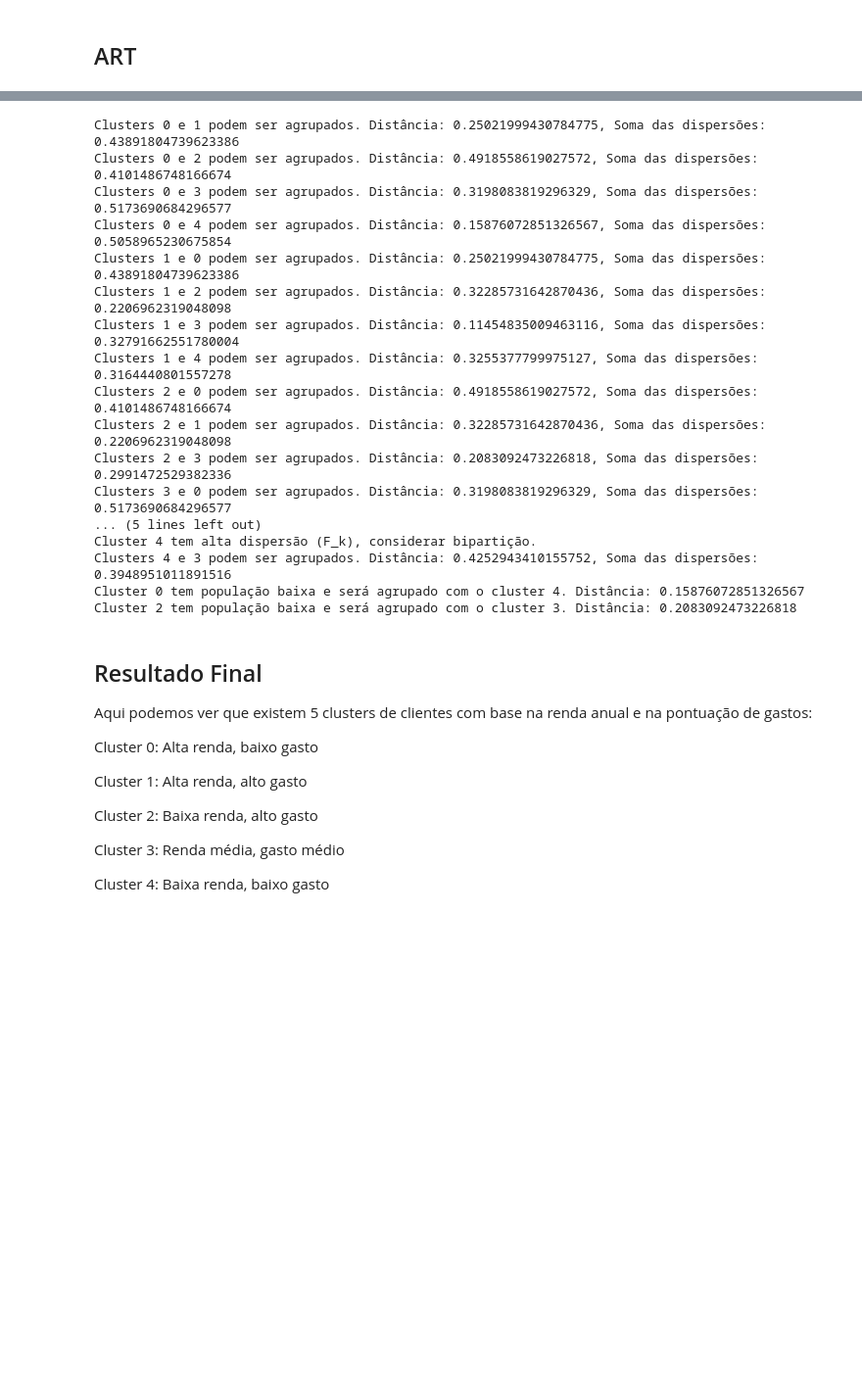
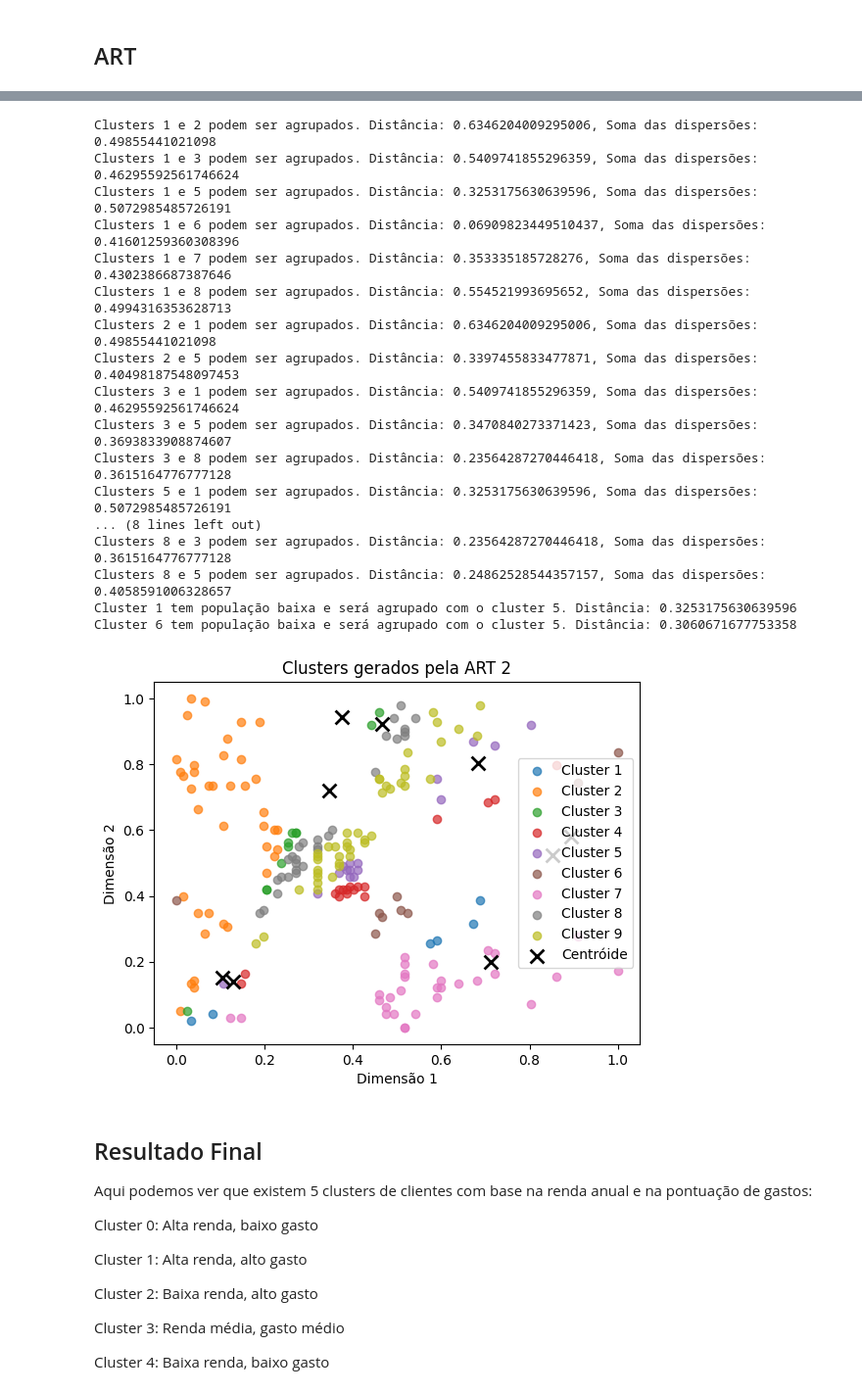
Before and after one commit to carlosgttfs/Redes-N-o-Supervisionadas, a Jupyter notebook: Trabalho Final.ipynb, the cells around one changed output, grey strips where cells are left out. Shown at 98% size. Saved outputs shown, nothing was run; the diff lists cells and outputs as text; code cells hidden in the pictures; blank space fills up the shorter version.

```diff
--- a/Trabalho Final.ipynb
+++ b/Trabalho Final.ipynb
@@ -825,6 +834,6 @@ ValueError: zero-size array to reduction operation maximum which has no identity
 # %%
 import numpy as np
-cluster_index = cluster_assignments
+cluster_index = [i+1 for i in cluster_assignments]
 # Função para calcular a distância entre dois pontos (centróides)
 def calcular_distancia(centroid1, centroid2):
     return np.linalg.norm(centroid1 - centroid2)
@@ -883,23 +892,46 @@ agrupamentos = verificar_agrupamento_biparticao(centroid_values, F_values, sigma
 
 # Se necessário, implementar a lógica de bipartição para clusters com alta dispersão F_k
 # %% [output]
-Clusters 0 e 1 podem ser agrupados. Distância: 0.25021999430784775, Soma das dispersões: 0.43891804739623386
-Clusters 0 e 2 podem ser agrupados. Distância: 0.4918558619027572, Soma das dispersões: 0.4101486748166674
-Clusters 0 e 3 podem ser agrupados. Distância: 0.3198083819296329, Soma das dispersões: 0.5173690684296577
-Clusters 0 e 4 podem ser agrupados. Distância: 0.15876072851326567, Soma das dispersões: 0.5058965230675854
-Clusters 1 e 0 podem ser agrupados. Distância: 0.25021999430784775, Soma das dispersões: 0.43891804739623386
-Clusters 1 e 2 podem ser agrupados. Distância: 0.32285731642870436, Soma das dispersões: 0.2206962319048098
-Clusters 1 e 3 podem ser agrupados. Distância: 0.11454835009463116, Soma das dispersões: 0.32791662551780004
-Clusters 1 e 4 podem ser agrupados. Distância: 0.3255377799975127, Soma das dispersões: 0.3164440801557278
-Clusters 2 e 0 podem ser agrupados. Distância: 0.4918558619027572, Soma das dispersões: 0.4101486748166674
-Clusters 2 e 1 podem ser agrupados. Distância: 0.32285731642870436, Soma das dispersões: 0.2206962319048098
-Clusters 2 e 3 podem ser agrupados. Distância: 0.2083092473226818, Soma das dispersões: 0.2991472529382336
-Clusters 3 e 0 podem ser agrupados. Distância: 0.3198083819296329, Soma das dispersões: 0.5173690684296577
-... (5 lines left out)
-Cluster 4 tem alta dispersão (F_k), considerar bipartição.
-Clusters 4 e 3 podem ser agrupados. Distância: 0.4252943410155752, Soma das dispersões: 0.3948951011891516
-Cluster 0 tem população baixa e será agrupado com o cluster 4. Distância: 0.15876072851326567
-Cluster 2 tem população baixa e será agrupado com o cluster 3. Distância: 0.2083092473226818
+Clusters 1 e 2 podem ser agrupados. Distância: 0.6346204009295006, Soma das dispersões: 0.49855441021098
+Clusters 1 e 3 podem ser agrupados. Distância: 0.5409741855296359, Soma das dispersões: 0.46295592561746624
+Clusters 1 e 5 podem ser agrupados. Distância: 0.3253175630639596, Soma das dispersões: 0.5072985485726191
+Clusters 1 e 6 podem ser agrupados. Distância: 0.06909823449510437, Soma das dispersões: 0.41601259360308396
+Clusters 1 e 7 podem ser agrupados. Distância: 0.353335185728276, Soma das dispersões: 0.4302386687387646
+Clusters 1 e 8 podem ser agrupados. Distância: 0.554521993695652, Soma das dispersões: 0.4994316353628713
+Clusters 2 e 1 podem ser agrupados. Distância: 0.6346204009295006, Soma das dispersões: 0.49855441021098
+Clusters 2 e 5 podem ser agrupados. Distância: 0.3397455833477871, Soma das dispersões: 0.40498187548097453
+Clusters 3 e 1 podem ser agrupados. Distância: 0.5409741855296359, Soma das dispersões: 0.46295592561746624
+Clusters 3 e 5 podem ser agrupados. Distância: 0.3470840273371423, Soma das dispersões: 0.3693833908874607
+Clusters 3 e 8 podem ser agrupados. Distância: 0.23564287270446418, Soma das dispersões: 0.3615164776777128
+Clusters 5 e 1 podem ser agrupados. Distância: 0.3253175630639596, Soma das dispersões: 0.5072985485726191
+... (8 lines left out)
+Clusters 8 e 3 podem ser agrupados. Distância: 0.23564287270446418, Soma das dispersões: 0.3615164776777128
+Clusters 8 e 5 podem ser agrupados. Distância: 0.24862528544357157, Soma das dispersões: 0.4058591006328657
+Cluster 1 tem população baixa e será agrupado com o cluster 5. Distância: 0.3253175630639596
+Cluster 6 tem população baixa e será agrupado com o cluster 5. Distância: 0.3060671677753358
+# %%
+for (i, j) in agrupamentos:
+        # Atualizar o índice de cluster para todos os pontos nos clusters i e j
+        cluster_assignments[cluster_assignments == int(i)] = j
+
+unique_clusters = np.unique(cluster_assignments)
+for cluster in unique_clusters:
+    cluster_data = data_normalized[np.array(cluster_assignments) == cluster]
+    plt.scatter(cluster_data[:, 0], cluster_data[:, 1],
+                label=f'Cluster {cluster + 1}', alpha=0.7)
+
+# Plotando centróides (os pesos dos clusters)
+centroids = art2.weights
+plt.scatter(centroids[:,0], centroids[:,1], marker='x',
+            s=100, linewidths=2, color='k', label='Centróide')
+
+plt.title("Clusters gerados pela ART 2")
+plt.xlabel("Dimensão 1")
+plt.ylabel("Dimensão 2")
+plt.legend()
+plt.show()
+# %% [output]
+[figure, added]
 # %% [markdown]
 ## Resultado Final
 Aqui podemos ver que existem 5 clusters de clientes com base na renda anual e na pontuação de gastos:
```
Also changed, not shown: parts of 1 cell of this notebook, 1 other file.
